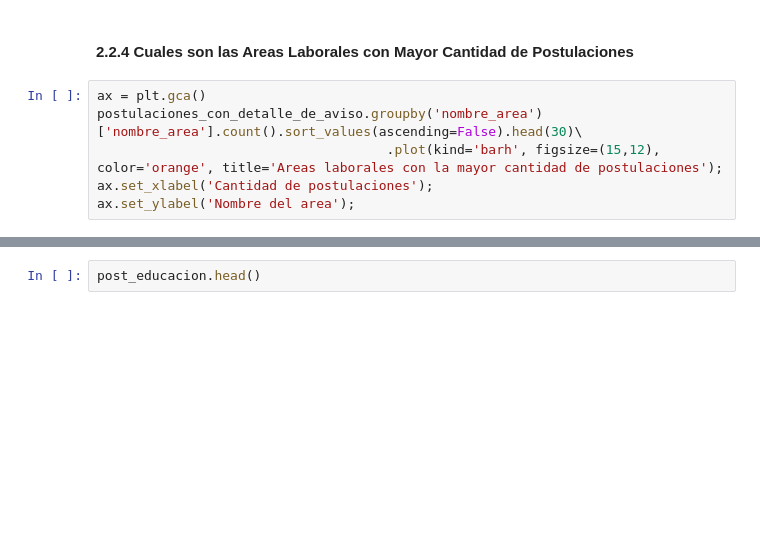
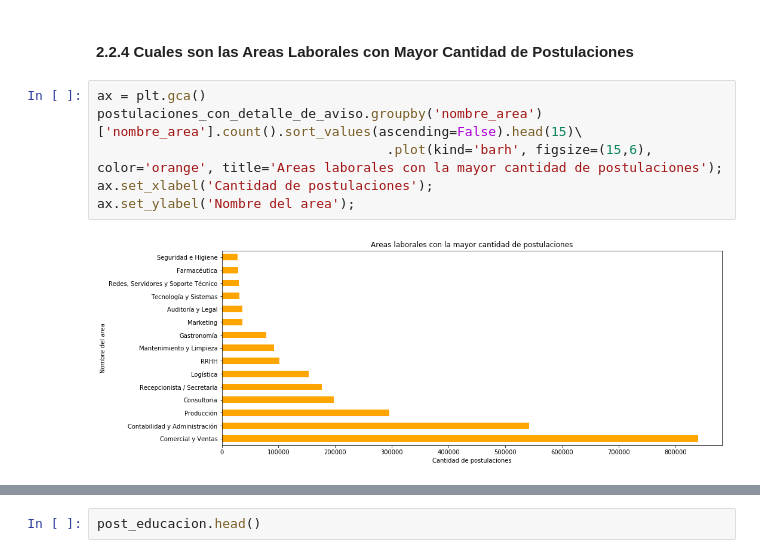
Before and after one commit to PRPablo/dataJobSearches, a Jupyter notebook: exploratoryAnalysis/exploratoryAnalysis.ipynb, the cells around one changed output, grey strips where cells are left out. Cells and saved outputs as stored; diff of their text form; blank space fills up the shorter version.

```diff
--- a/exploratoryAnalysis/exploratoryAnalysis.ipynb
+++ b/exploratoryAnalysis/exploratoryAnalysis.ipynb
@@ -208,7 +256,9 @@ ax.set_ylabel('Nombre del area');
 #### 2.2.4 Cuales son las Areas Laborales con Mayor Cantidad de Postulaciones
 # %%
 ax = plt.gca()
-postulaciones_con_detalle_de_aviso.groupby('nombre_area')['nombre_area'].count().sort_values(ascending=False).head(30)\
-                                     .plot(kind='barh', figsize=(15,12), color='orange', title='Areas laborales con la mayor cantidad de postulaciones');
+postulaciones_con_detalle_de_aviso.groupby('nombre_area')['nombre_area'].count().sort_values(ascending=False).head(15)\
+                                     .plot(kind='barh', figsize=(15,6), color='orange', title='Areas laborales con la mayor cantidad de postulaciones');
 ax.set_xlabel('Cantidad de postulaciones');
 ax.set_ylabel('Nombre del area');
+# %% [output]
+[figure, added]
```
Also changed, not shown: parts of 18 cells of this notebook.
